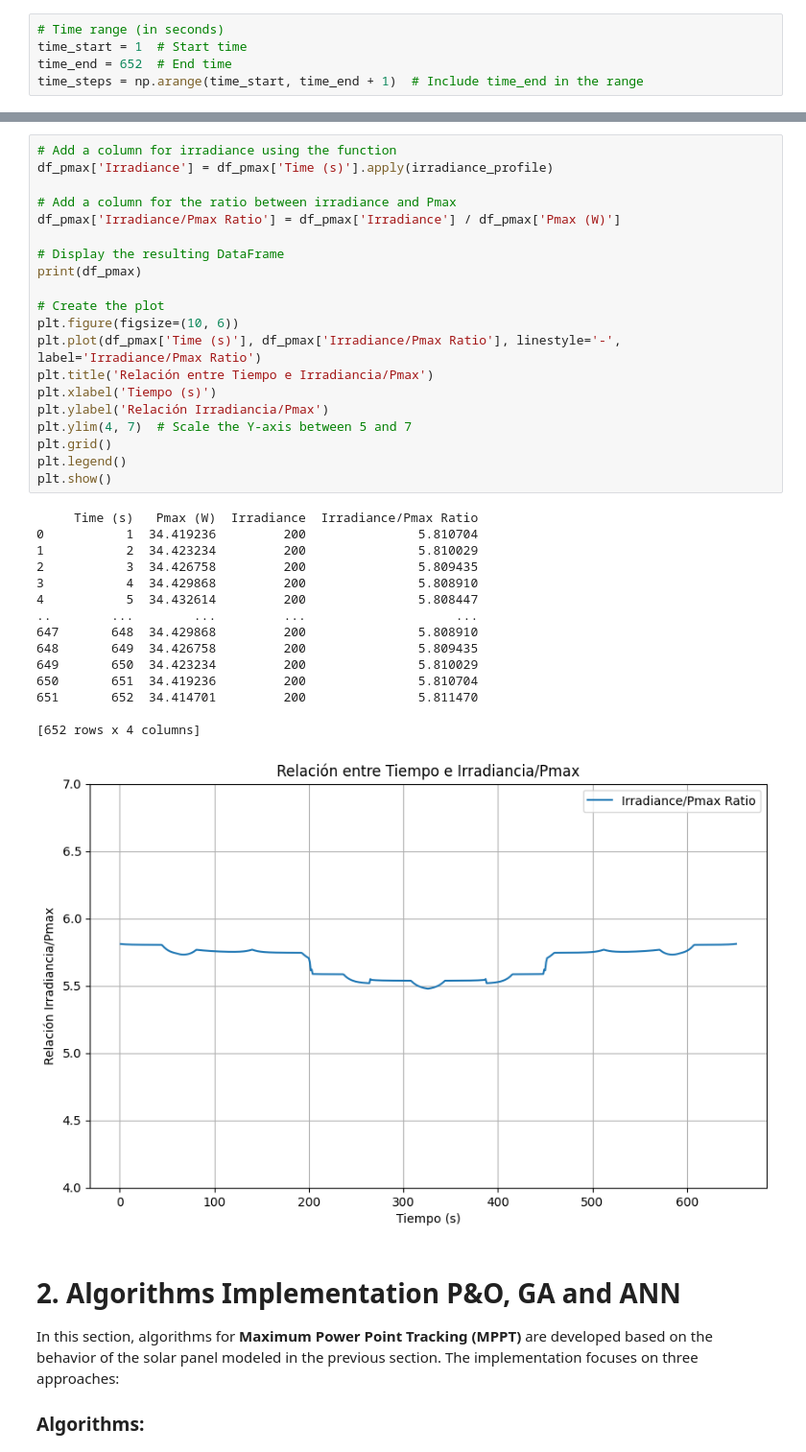
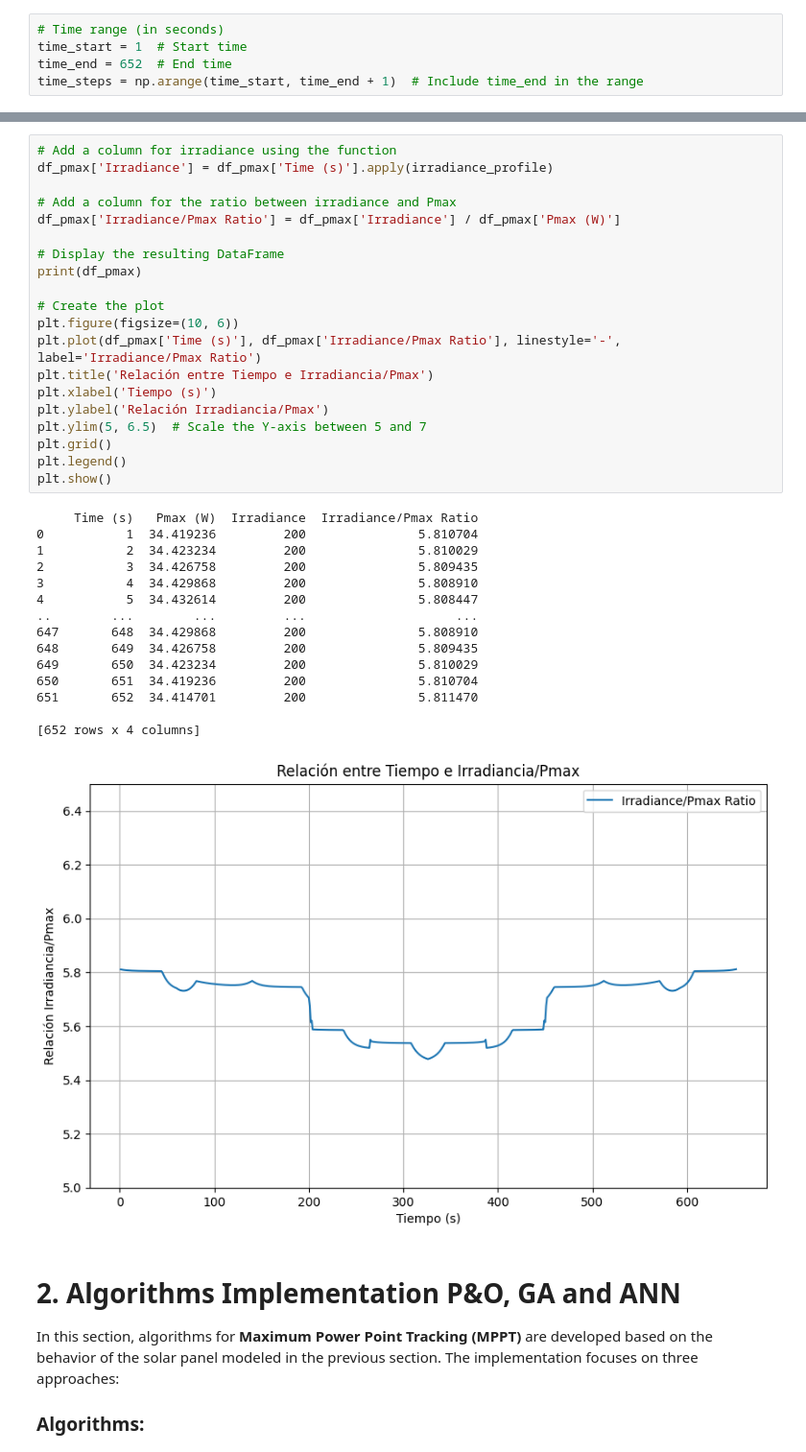
Before and after one commit to BrajanNieto/MPPT_Algorithms, a Jupyter notebook: IA_Fundamentals_Evaluation_MPPT_Algorithms.ipynb, the cells around one changed output, grey strips where cells are left out. Shown at 96% size. Saved outputs shown, nothing was run; the diff lists cells and outputs as text.

```diff
--- a/IA_Fundamentals_Evaluation_MPPT_Algorithms.ipynb
+++ b/IA_Fundamentals_Evaluation_MPPT_Algorithms.ipynb
@@ -815,35 +595,35 @@ df_pmax['Irradiance'] = df_pmax['Time (s)'].apply(irradiance_profile)
 # Add a column for the ratio between irradiance and Pmax
 df_pmax['Irradiance/Pmax Ratio'] = df_pmax['Irradiance'] / df_pmax['Pmax (W)']
 
 # Display the resulting DataFrame
 print(df_pmax)
 
 # Create the plot
 plt.figure(figsize=(10, 6))
 plt.plot(df_pmax['Time (s)'], df_pmax['Irradiance/Pmax Ratio'], linestyle='-', label='Irradiance/Pmax Ratio')
 plt.title('Relación entre Tiempo e Irradiancia/Pmax')
 plt.xlabel('Tiempo (s)')
 plt.ylabel('Relación Irradiancia/Pmax')
-plt.ylim(4, 7)  # Scale the Y-axis between 5 and 7
+plt.ylim(5, 6.5)  # Scale the Y-axis between 5 and 7
 plt.grid()
 plt.legend()
 plt.show()
 # %% [output]
      Time (s)   Pmax (W)  Irradiance  Irradiance/Pmax Ratio
 0           1  34.419236         200               5.810704
 1           2  34.423234         200               5.810029
 2           3  34.426758         200               5.809435
 3           4  34.429868         200               5.808910
 4           5  34.432614         200               5.808447
 ..        ...        ...         ...                    ...
 647       648  34.429868         200               5.808910
 648       649  34.426758         200               5.809435
 649       650  34.423234         200               5.810029
 650       651  34.419236         200               5.810704
 651       652  34.414701         200               5.811470
 
 [652 rows x 4 columns]
-[figure, old version]
+[figure, new version]
 # %% [markdown]
 # **2. Algorithms Implementation  P&O, GA and ANN**
 
```
Also changed, not shown: parts of 13 cells of this notebook.
